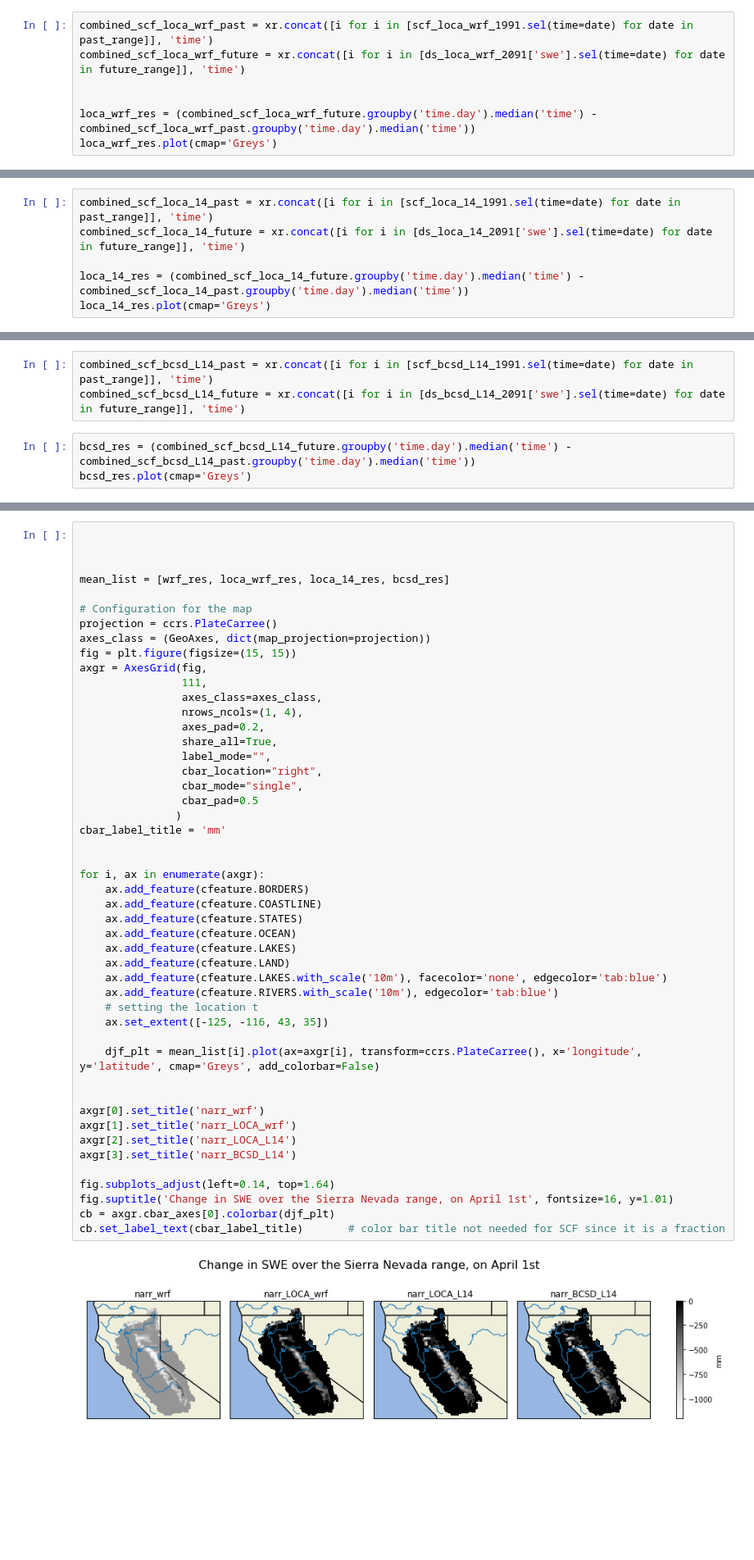
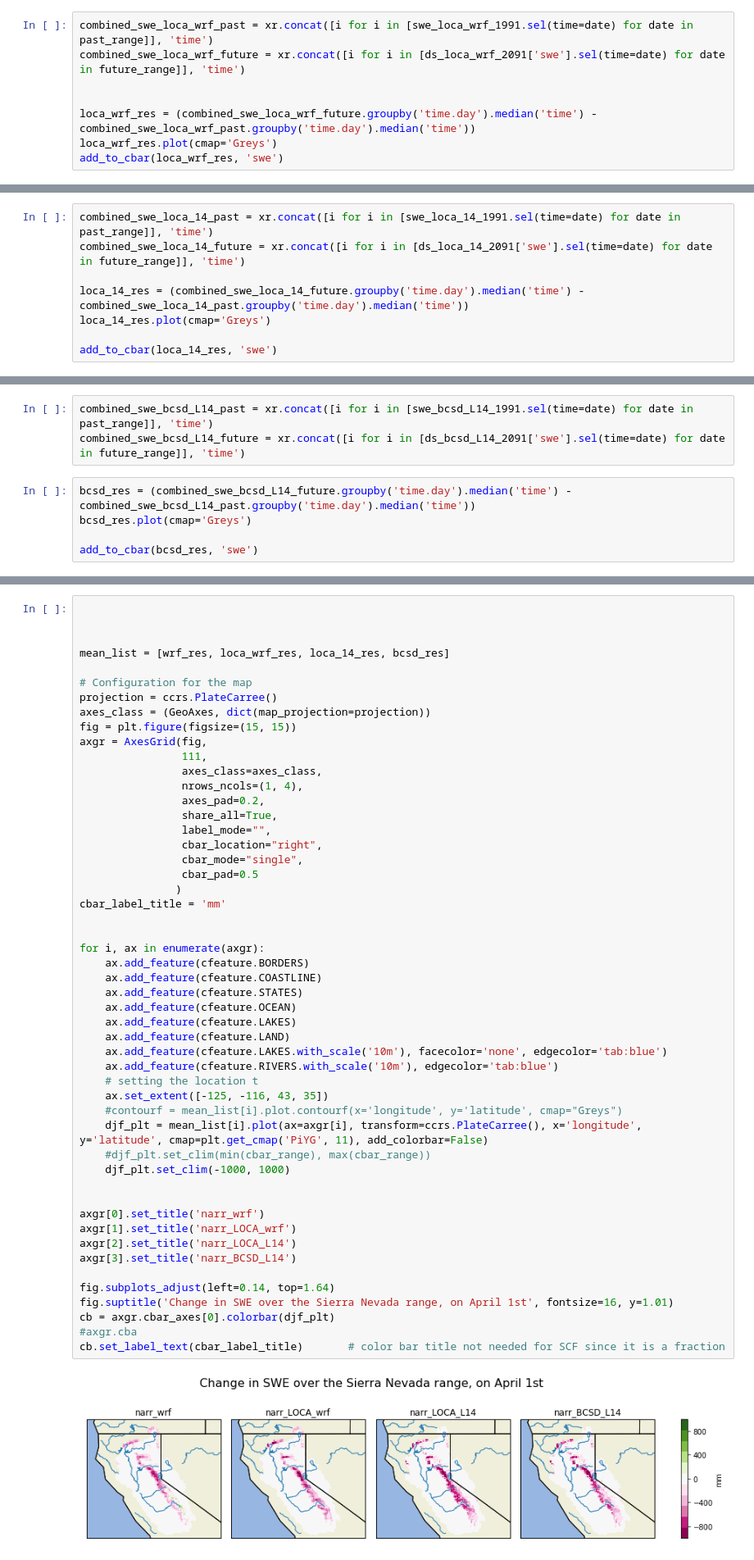
Before and after one commit to raghavgr/DOE-Hydro, a Jupyter notebook: SWE Daily Analysis over Sierra Nevada range.ipynb, the cells around one changed output, grey strips where cells are left out. Shown: that part at 82% size. Cells and saved outputs as stored; diff of their text form; blank space fills up the shorter version.

Commit message:
:zap: Colorbars now use all the plots and not just one

```diff
--- a/SWE Daily Analysis over Sierra Nevada range.ipynb
+++ b/SWE Daily Analysis over Sierra Nevada range.ipynb
@@ -99,10 +85,11 @@ wrf_res.plot(cmap='Greys')
 # %% [markdown]
 ### Mean difference of narr_loca_wrf
 # %%
-combined_scf_loca_wrf_past = xr.concat([i for i in [scf_loca_wrf_1991.sel(time=date) for date in past_range]], 'time')
-combined_scf_loca_wrf_future = xr.concat([i for i in [ds_loca_wrf_2091['swe'].sel(time=date) for date in future_range]], 'time')
+combined_swe_loca_wrf_past = xr.concat([i for i in [swe_loca_wrf_1991.sel(time=date) for date in past_range]], 'time')
+combined_swe_loca_wrf_future = xr.concat([i for i in [ds_loca_wrf_2091['swe'].sel(time=date) for date in future_range]], 'time')
 
 
-loca_wrf_res = (combined_scf_loca_wrf_future.groupby('time.day').median('time') - combined_scf_loca_wrf_past.groupby('time.day').median('time'))
+loca_wrf_res = (combined_swe_loca_wrf_future.groupby('time.day').median('time') - combined_swe_loca_wrf_past.groupby('time.day').median('time'))
 loca_wrf_res.plot(cmap='Greys')
+add_to_cbar(loca_wrf_res, 'swe')
 # %% [output]
@@ -111,9 +97,11 @@ loca_wrf_res.plot(cmap='Greys')
 # %% [markdown]
 ### Mean difference of narr_loca_14
 # %%
-combined_scf_loca_14_past = xr.concat([i for i in [scf_loca_14_1991.sel(time=date) for date in past_range]], 'time')
-combined_scf_loca_14_future = xr.concat([i for i in [ds_loca_14_2091['swe'].sel(time=date) for date in future_range]], 'time')
+combined_swe_loca_14_past = xr.concat([i for i in [swe_loca_14_1991.sel(time=date) for date in past_range]], 'time')
+combined_swe_loca_14_future = xr.concat([i for i in [ds_loca_14_2091['swe'].sel(time=date) for date in future_range]], 'time')
 
-loca_14_res = (combined_scf_loca_14_future.groupby('time.day').median('time') - combined_scf_loca_14_past.groupby('time.day').median('time'))
+loca_14_res = (combined_swe_loca_14_future.groupby('time.day').median('time') - combined_swe_loca_14_past.groupby('time.day').median('time'))
 loca_14_res.plot(cmap='Greys')
+
+add_to_cbar(loca_14_res, 'swe')
 # %% [output]
@@ -122,9 +109,11 @@ loca_14_res.plot(cmap='Greys')
 # %% [markdown]
 ### Mean difference of narr_bcsd_14
 # %%
-combined_scf_bcsd_L14_past = xr.concat([i for i in [scf_bcsd_L14_1991.sel(time=date) for date in past_range]], 'time')
-combined_scf_bcsd_L14_future = xr.concat([i for i in [ds_bcsd_L14_2091['swe'].sel(time=date) for date in future_range]], 'time')
+combined_swe_bcsd_L14_past = xr.concat([i for i in [swe_bcsd_L14_1991.sel(time=date) for date in past_range]], 'time')
+combined_swe_bcsd_L14_future = xr.concat([i for i in [ds_bcsd_L14_2091['swe'].sel(time=date) for date in future_range]], 'time')
 # %%
-bcsd_res = (combined_scf_bcsd_L14_future.groupby('time.day').median('time') - combined_scf_bcsd_L14_past.groupby('time.day').median('time'))
+bcsd_res = (combined_swe_bcsd_L14_future.groupby('time.day').median('time') - combined_swe_bcsd_L14_past.groupby('time.day').median('time'))
 bcsd_res.plot(cmap='Greys')
+
+add_to_cbar(bcsd_res, 'swe')
 # %% [output]
@@ -152,33 +144,36 @@ axgr = AxesGrid(fig,
                 cbar_location="right",
                 cbar_mode="single",
                 cbar_pad=0.5
                )
 cbar_label_title = 'mm'
 
 
 for i, ax in enumerate(axgr):
     ax.add_feature(cfeature.BORDERS)
     ax.add_feature(cfeature.COASTLINE)
     ax.add_feature(cfeature.STATES)
     ax.add_feature(cfeature.OCEAN)
     ax.add_feature(cfeature.LAKES)
     ax.add_feature(cfeature.LAND)
     ax.add_feature(cfeature.LAKES.with_scale('10m'), facecolor='none', edgecolor='tab:blue')
     ax.add_feature(cfeature.RIVERS.with_scale('10m'), edgecolor='tab:blue')
     # setting the location t
     ax.set_extent([-125, -116, 43, 35])
-
-    djf_plt = mean_list[i].plot(ax=axgr[i], transform=ccrs.PlateCarree(), x='longitude', y='latitude', cmap='Greys', add_colorbar=False)
+    #contourf = mean_list[i].plot.contourf(x='longitude', y='latitude', cmap="Greys")
+    djf_plt = mean_list[i].plot(ax=axgr[i], transform=ccrs.PlateCarree(), x='longitude', y='latitude', cmap=plt.get_cmap('PiYG', 11), add_colorbar=False)
+    #djf_plt.set_clim(min(cbar_range), max(cbar_range))
+    djf_plt.set_clim(-1000, 1000)
 
 
 axgr[0].set_title('narr_wrf')
 axgr[1].set_title('narr_LOCA_wrf')
 axgr[2].set_title('narr_LOCA_L14')
 axgr[3].set_title('narr_BCSD_L14')
 
 fig.subplots_adjust(left=0.14, top=1.64)
 fig.suptitle('Change in SWE over the Sierra Nevada range, on April 1st', fontsize=16, y=1.01)
 cb = axgr.cbar_axes[0].colorbar(djf_plt)
+#axgr.cba
 cb.set_label_text(cbar_label_title)       # color bar title not needed for SCF since it is a fraction
 # %% [output]
-[figure, old version]
+[figure, new version]
```
Also changed, not shown: parts of 9 cells of this notebook, 1 other file.
